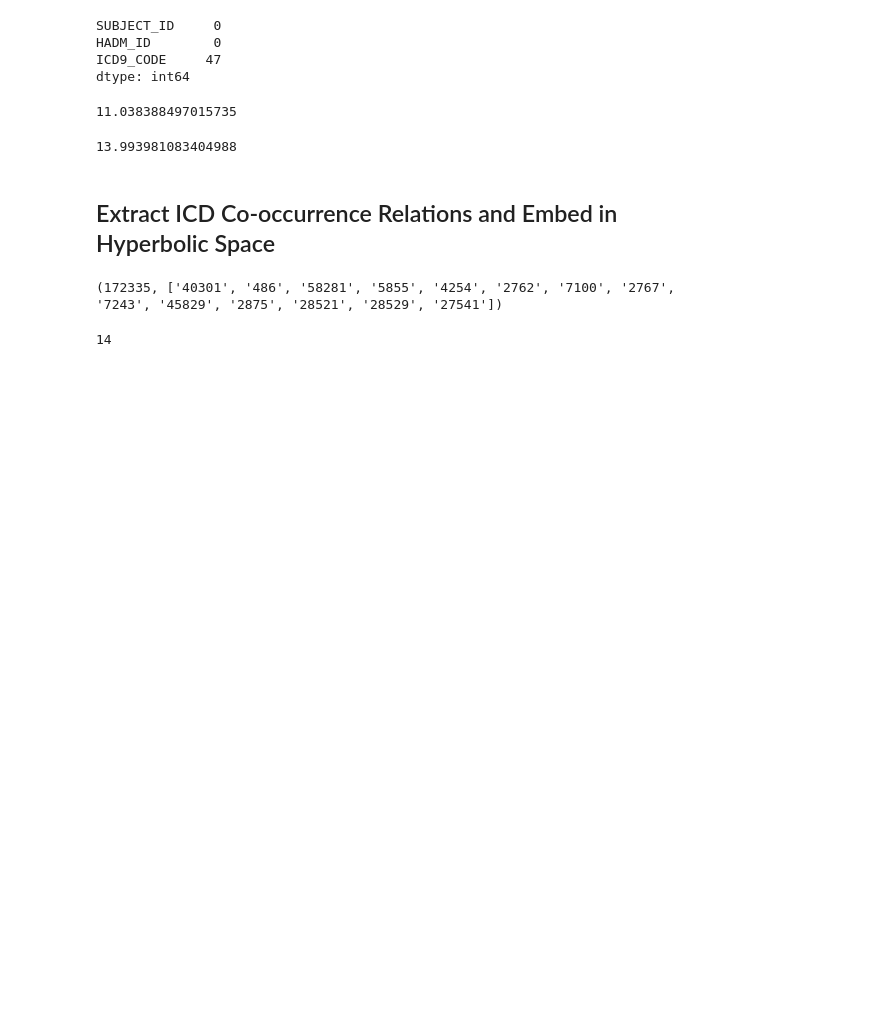
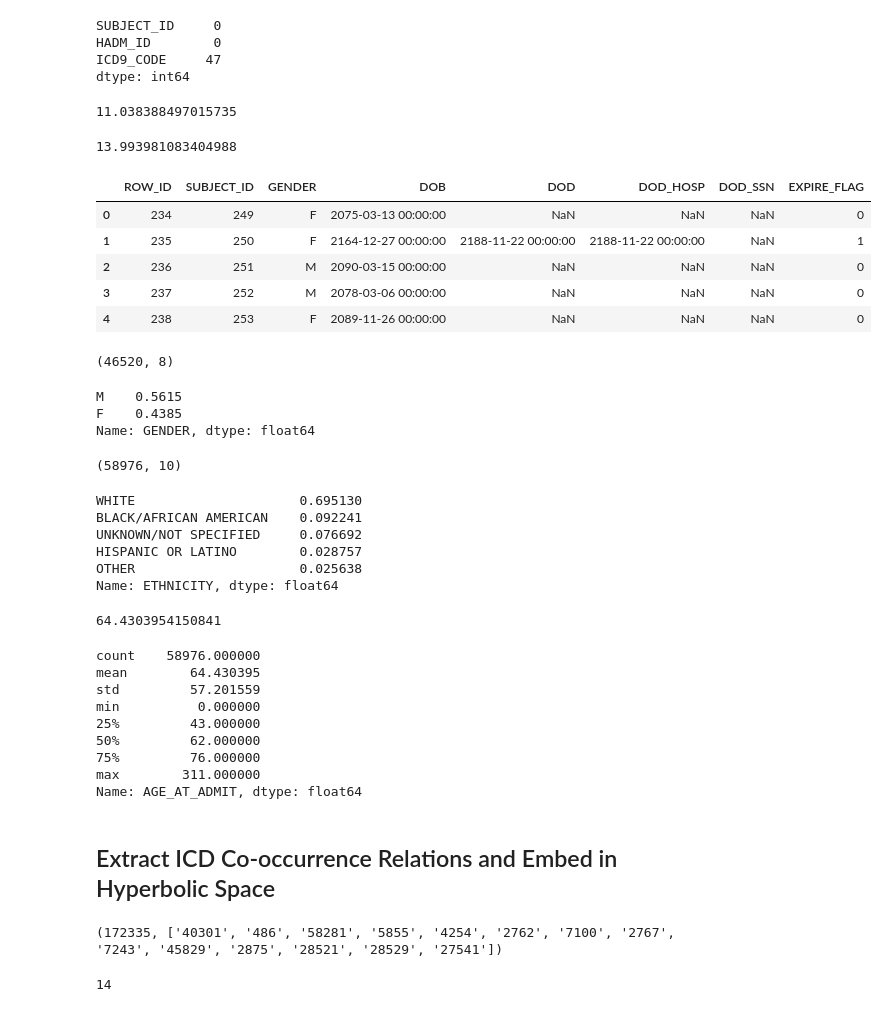
Before and after one commit to drewwilimitis/Hyperbolic-ICD-Embeddings-MIMIC3, a Jupyter notebook: mimic_iii_mortality_prediction.ipynb, the cells around one changed output. Saved outputs shown, nothing was run; the diff lists cells and outputs as text; code cells hidden in the pictures; blank space fills up the shorter version.

```diff
--- a/mimic_iii_mortality_prediction.ipynb
+++ b/mimic_iii_mortality_prediction.ipynb
@@ -119,6 +145,45 @@ ICD9_CODE     47
 dtype: int64
 11.038388497015735
 13.993981083404988
+# %%
+patients = pd.read_csv('/Users/drew/Desktop/vu-informatics/data/mimic-iii/PATIENTS.csv')
+patients.head()
+patients.shape
+patients['GENDER'].value_counts() / patients.shape[0]
+adm_dem = patients.merge(adm[['SUBJECT_ID', 'ADMITTIME', 'ETHNICITY']], on='SUBJECT_ID')
+adm_dem.shape
+adm_dem['ETHNICITY'].value_counts()[:5] / adm_dem.shape[0]
+adm_dem['AGE_AT_ADMIT'] = pd.to_numeric(adm_dem['ADMITTIME'].apply(lambda x: x[:4])) - pd.to_numeric(adm_dem['DOB'].apply(lambda x: x[:4]))
+adm_dem['AGE_AT_ADMIT'].mean()
+adm_dem['AGE_AT_ADMIT'].describe()
+# %% [output]
+|  | ROW_ID | SUBJECT_ID | GENDER | DOB | DOD | DOD_HOSP | DOD_SSN | EXPIRE_FLAG |
+| 0 | 234 | 249 | F | 2075-03-13 00:00:00 | NaN | NaN | NaN | 0 |
+| 1 | 235 | 250 | F | 2164-12-27 00:00:00 | 2188-11-22 00:00:00 | 2188-11-22 00:00:00 | NaN | 1 |
+| 2 | 236 | 251 | M | 2090-03-15 00:00:00 | NaN | NaN | NaN | 0 |
+| 3 | 237 | 252 | M | 2078-03-06 00:00:00 | NaN | NaN | NaN | 0 |
+| 4 | 238 | 253 | F | 2089-11-26 00:00:00 | NaN | NaN | NaN | 0 |
+(46520, 8)
+M    0.5615
+F    0.4385
+Name: GENDER, dtype: float64
+(58976, 10)
+WHITE                     0.695130
+BLACK/AFRICAN AMERICAN    0.092241
+UNKNOWN/NOT SPECIFIED     0.076692
+HISPANIC OR LATINO        0.028757
+OTHER                     0.025638
+Name: ETHNICITY, dtype: float64
+64.4303954150841
+count    58976.000000
+mean        64.430395
+std         57.201559
+min          0.000000
+25%         43.000000
+50%         62.000000
+75%         76.000000
+max        311.000000
+Name: AGE_AT_ADMIT, dtype: float64
 # %% [markdown]
 ## Extract ICD Co-occurrence Relations and Embed in Hyperbolic Space
 # %%
```
Also changed, not shown: parts of 17 cells of this notebook, 1 other file.
